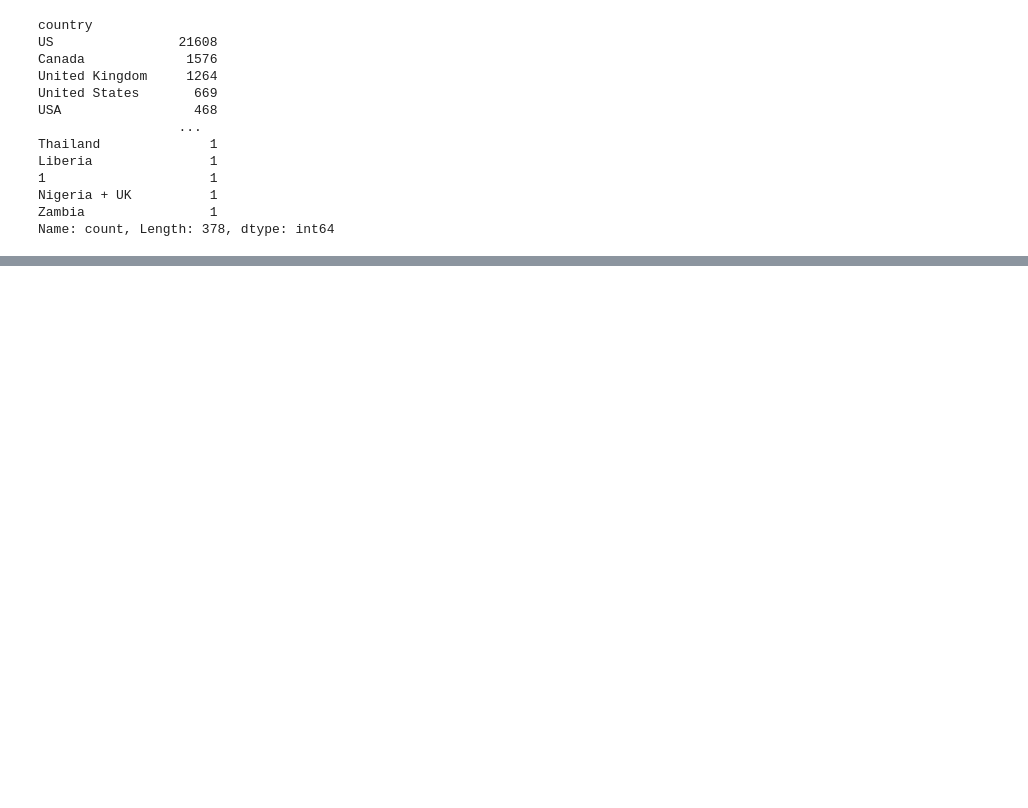
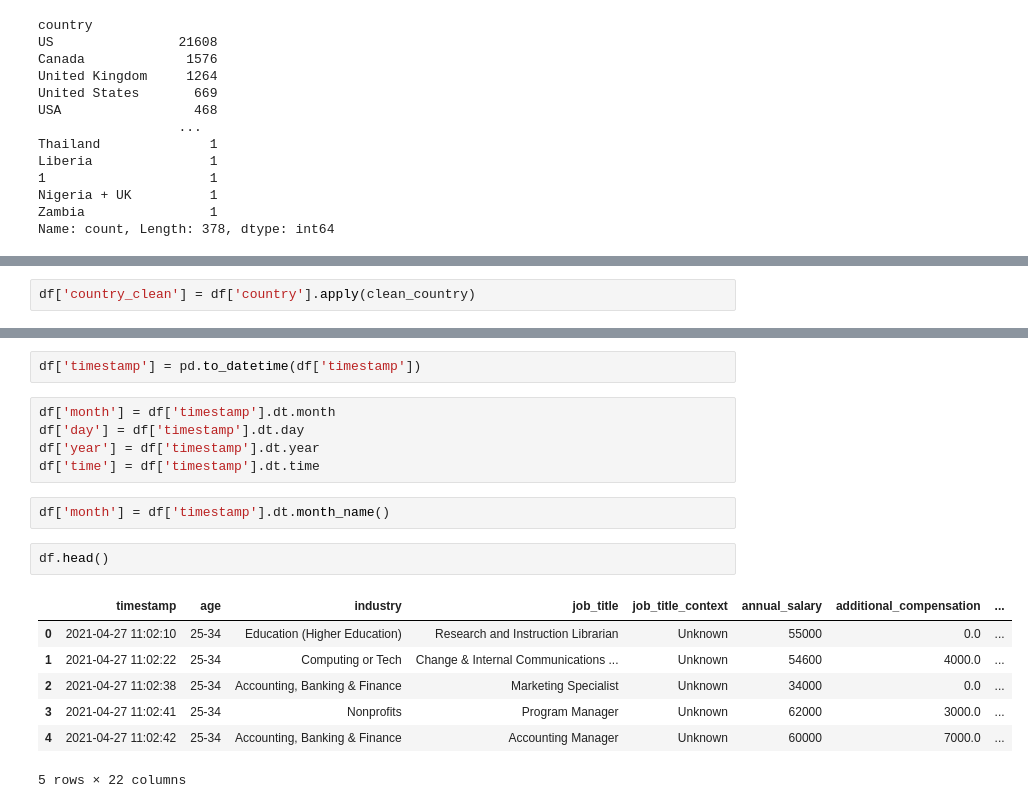
Before and after one commit to Abubakar-idrees-01/Summer_Grow, a Jupyter notebook: Pandas_&_Numpy/pandas_part2.ipynb, the cells around one changed output, grey strips where cells are left out. Cells and saved outputs as stored; diff of their text form; blank space fills up the shorter version.

```diff
--- a/Pandas_&_Numpy/pandas_part2.ipynb
+++ b/Pandas_&_Numpy/pandas_part2.ipynb
@@ -220,0 +541,2 @@ Length: 379, dtype: str
+# %%
+df['country_clean'] = df['country'].apply(clean_country)
@@ -220,0 +559,19 @@ Length: 379, dtype: str
+# %%
+df['timestamp'] = pd.to_datetime(df['timestamp'])
+# %%
+df['month'] = df['timestamp'].dt.month
+df['day'] = df['timestamp'].dt.day
+df['year'] = df['timestamp'].dt.year
+df['time'] = df['timestamp'].dt.time
+# %%
+df['month'] = df['timestamp'].dt.month_name()
+# %%
+df.head()
+# %% [output]
+|  | timestamp | age | industry | job_title | job_title_context | annual_salary | additional_compensation | ... |
+| 0 | 2021-04-27 11:02:10 | 25-34 | Education (Higher Education) | Research and Instruction Librarian | Unknown | 55000 | 0.0 | ... |
+| 1 | 2021-04-27 11:02:22 | 25-34 | Computing or Tech | Change & Internal Communications ... | Unknown | 54600 | 4000.0 | ... |
+| 2 | 2021-04-27 11:02:38 | 25-34 | Accounting, Banking & Finance | Marketing Specialist | Unknown | 34000 | 0.0 | ... |
+| 3 | 2021-04-27 11:02:41 | 25-34 | Nonprofits | Program Manager | Unknown | 62000 | 3000.0 | ... |
+| 4 | 2021-04-27 11:02:42 | 25-34 | Accounting, Banking & Finance | Accounting Manager | Unknown | 60000 | 7000.0 | ... |
+5 rows × 22 columns
```
Also changed, not shown: parts of 34 cells of this notebook, 2 other files.
